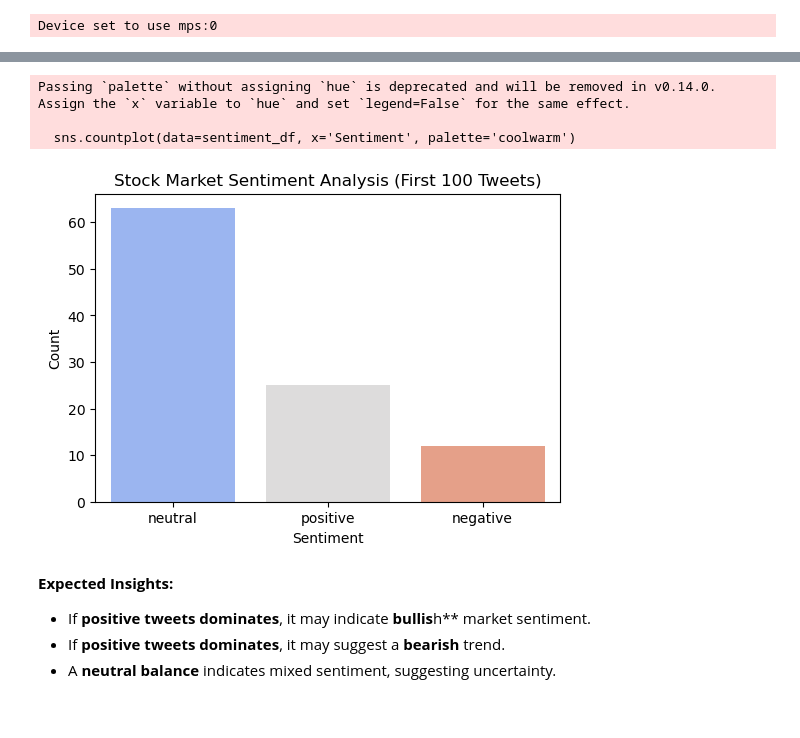
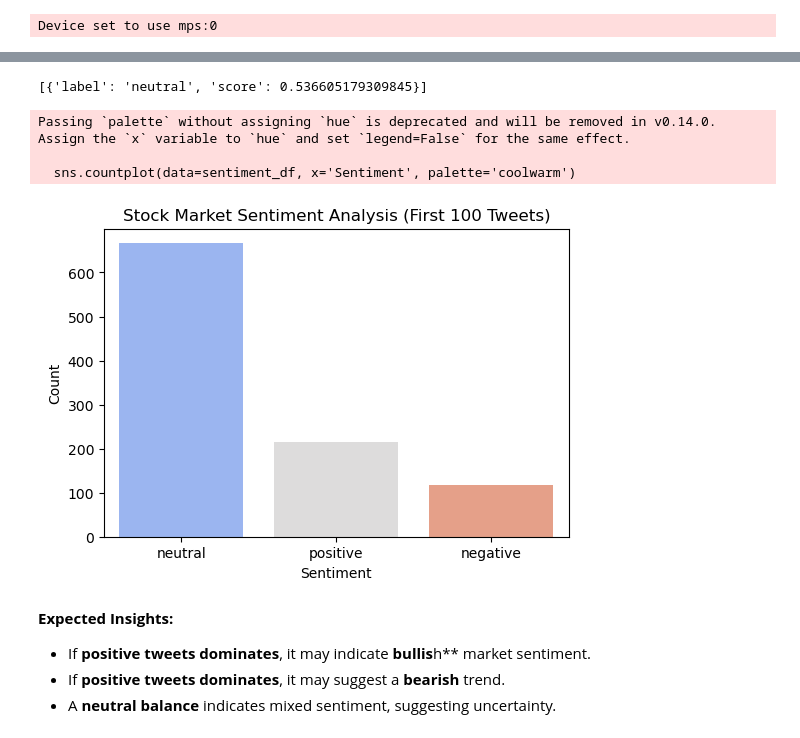
Before and after one commit to adeliepl/stock-sentiment-analyzer, a Jupyter notebook: stock-sentiment-analyzer.ipynb, the cells around one changed output, grey strips where cells are left out. Cells and saved outputs as stored; diff of their text form; code cells hidden in the pictures.

```diff
--- a/stock-sentiment-analyzer.ipynb
+++ b/stock-sentiment-analyzer.ipynb
@@ -36,10 +36,12 @@ def clean_text(text):
     text = re.sub(r'http\S+', '', text) # Remove URL
     text = re.sub(r'@\w+', '', text)    # Remove mentions @user
     text = re.sub(r'#\w+','', text)     # Remove hashtags
+    text = re.sub(r'#[A-Za-z0-9] +', ' ', text) # Remove special characters
+    text = re.sub(r'[^\w\s$]','', text) # Keep words, numbers, and "$" (for stocks)
     return text.strip()
 
-
+cleaned_sentiments = []
 for i in range(5):
-    text = clean_text(dataset['train'][i]['text'])
-    result = sentiment_pipeline(text)
-    print(f"Tweet:{text}\nSentiment:{result[0]['label']} (Confidence: {result[0]['score']:.2f})\n")
+    cleaned_text = clean_text(dataset['train'][i]['text'])
+    cleaned_result = sentiment_pipeline(cleaned_text)
+    cleaned_sentiments.append(cleaned_result[0]['label'])
@@ -67,5 +48,7 @@ print(result)
 # %%
+original_sentiments = []
+
 for i in range(5):
     text = dataset['train'][i]['text']
-    result = sentiment_pipeline(text)
-    print(f"Tweet:{text}\nSentiment:{result[0]['label']} (Confidence: {result[0]['score']:.2f})\n")
+    original_result = sentiment_pipeline(text)
+    original_sentiments.append(original_result[0]['label'])
@@ -87,25 +82,31 @@ Sentiment:neutral (Confidence: 0.76)
+# %%
+text = dataset['train'][0]['text']
+result = sentiment_pipeline(text)
+print(result)
+# %% [output]
+[{'label': 'neutral', 'score': 0.536605179309845}]
 # %%
 # Collect sentiment results for 100 tweets
 sentiments = []
-for i in range(100):
+for i in range(1000):
     text = clean_text(dataset['train'][i]['text'])
     result = sentiment_pipeline(text)
     sentiments.append(result[0]['label'])
 
 # Convert to DataFrame
 sentiment_df = pd.DataFrame(sentiments, columns=['Sentiment'])
 
 plt.figure(figsize=(6,4))
 sns.countplot(data=sentiment_df, x='Sentiment', palette='coolwarm')
 plt.title("Stock Market Sentiment Analysis (First 100 Tweets)")
 plt.xlabel("Sentiment")
 plt.ylabel("Count")
 plt.show()
 # %% [output]
 Passing `palette` without assigning `hue` is deprecated and will be removed in v0.14.0. Assign the `x` variable to `hue` and set `legend=False` for the same effect.
 
   sns.countplot(data=sentiment_df, x='Sentiment', palette='coolwarm')
-[figure, old version]
+[figure, new version]
 # %% [markdown]
 **Expected Insights:**
 - If **positive tweets dominates**, it may indicate **bullis**h** market sentiment.
```
Also changed, not shown: parts of 6 cells of this notebook.
